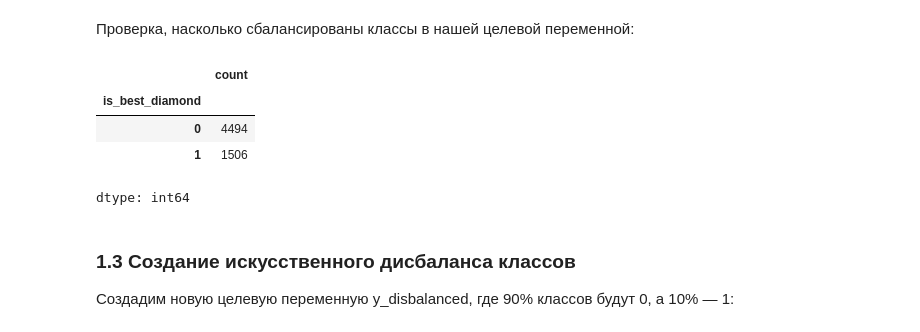
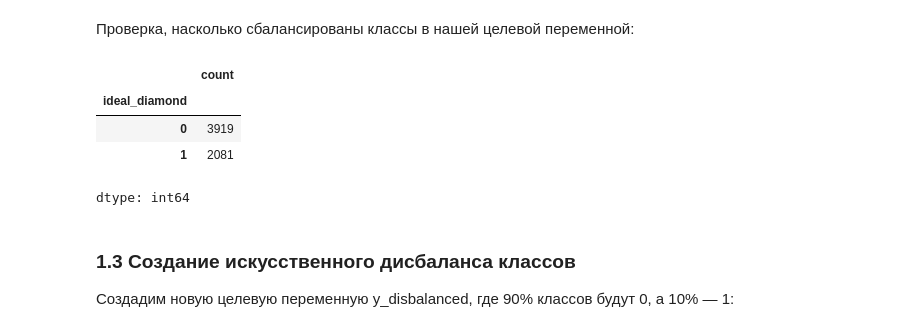
Before and after one commit to dealxng/ML-vvsu-2025, a Jupyter notebook: Практика_4.ipynb, the cells around one changed output. Drawn from its saved outputs; the diff is of its cells as text; code cells hidden in the pictures.

```diff
--- a/Практика_4.ipynb
+++ b/Практика_4.ipynb
@@ -145,12 +100,12 @@ X = pd.get_dummies(X, columns=category_columns,drop_first=True) # drop_first=Tru
 # %% [markdown]
 Проверка, насколько сбалансированы классы в нашей целевой переменной:
 # %%
-y.value_counts()
+Y.value_counts()
 # %% [output]
 |  | count |
-| is_best_diamond |  |
-| 0 | 4494 |
-| 1 | 1506 |
+| ideal_diamond |  |
+| 0 | 3919 |
+| 1 | 2081 |
 dtype: int64
 # %% [markdown]
 ### 1.3 Создание искусственного дисбаланса классов
```
Also changed, not shown: parts of 24 cells of this notebook.
